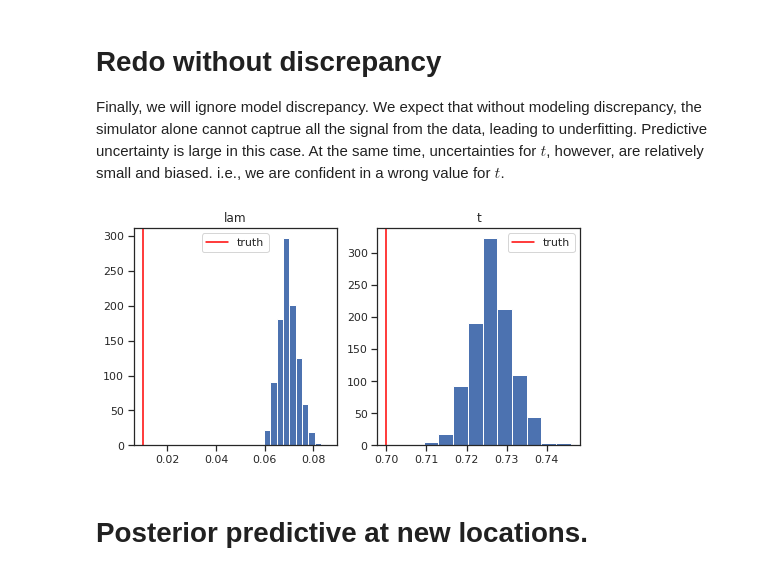
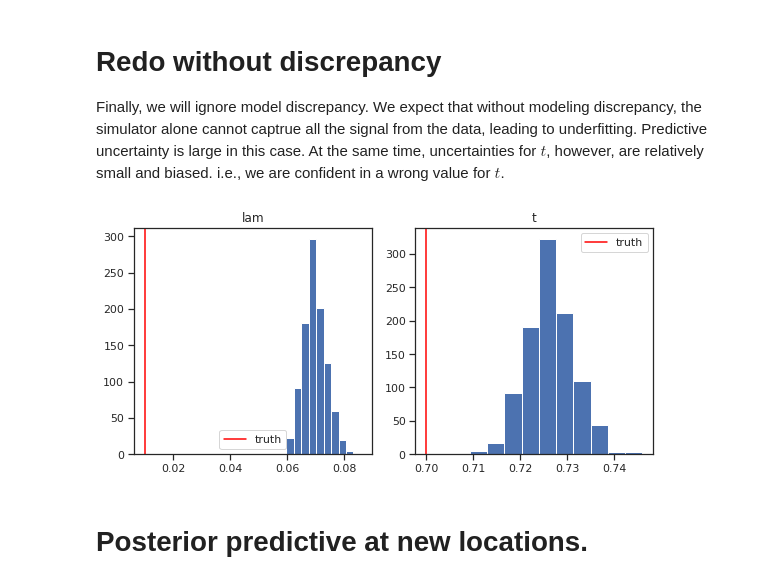
Before and after one commit to lanl/SEPIA, a Jupyter notebook: examples/emu-free-demo.ipynb, the cells around one changed output. Saved outputs shown, nothing was run; the diff lists cells and outputs as text; code cells hidden in the pictures.

Commit message:
updated nodelta posteriors

```diff
--- a/examples/emu-free-demo.ipynb
+++ b/examples/emu-free-demo.ipynb
@@ -548,21 +548,24 @@ samples_nodelta = result_nodelta['samples']
 # %%
 plt.figure(figsize=(8, 4))
 
 plt.subplot(1, 2, 1)
 plt.hist(samples_nodelta['lam'])
 plt.title("lam")
 plt.axvline(lam_true, color="red", label="truth")
 plt.legend()
 
 plt.subplot(1, 2, 2)
 plt.hist(samples_nodelta["t"].flatten())
 plt.title("t")
 plt.axvline(theta, color="red", label="truth")
 plt.legend()
 
+plt.tight_layout()
+plt.savefig("img/nodelta-posteriors.pdf")
+
 plt.show()
 # %% [output]
-[figure, old version]
+[figure, new version]
 # %%
 # Posterior predictives.
 post_pred_nodelta = posterior_predictive(
```
